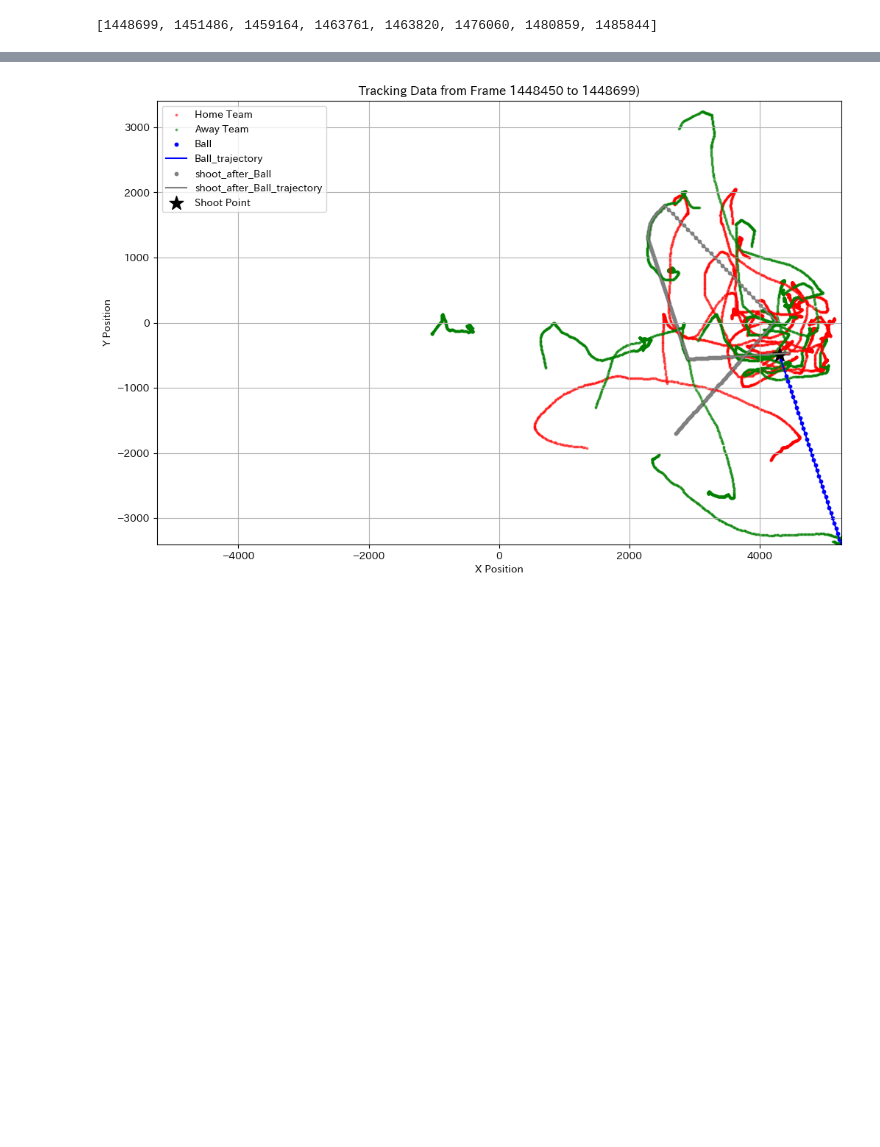
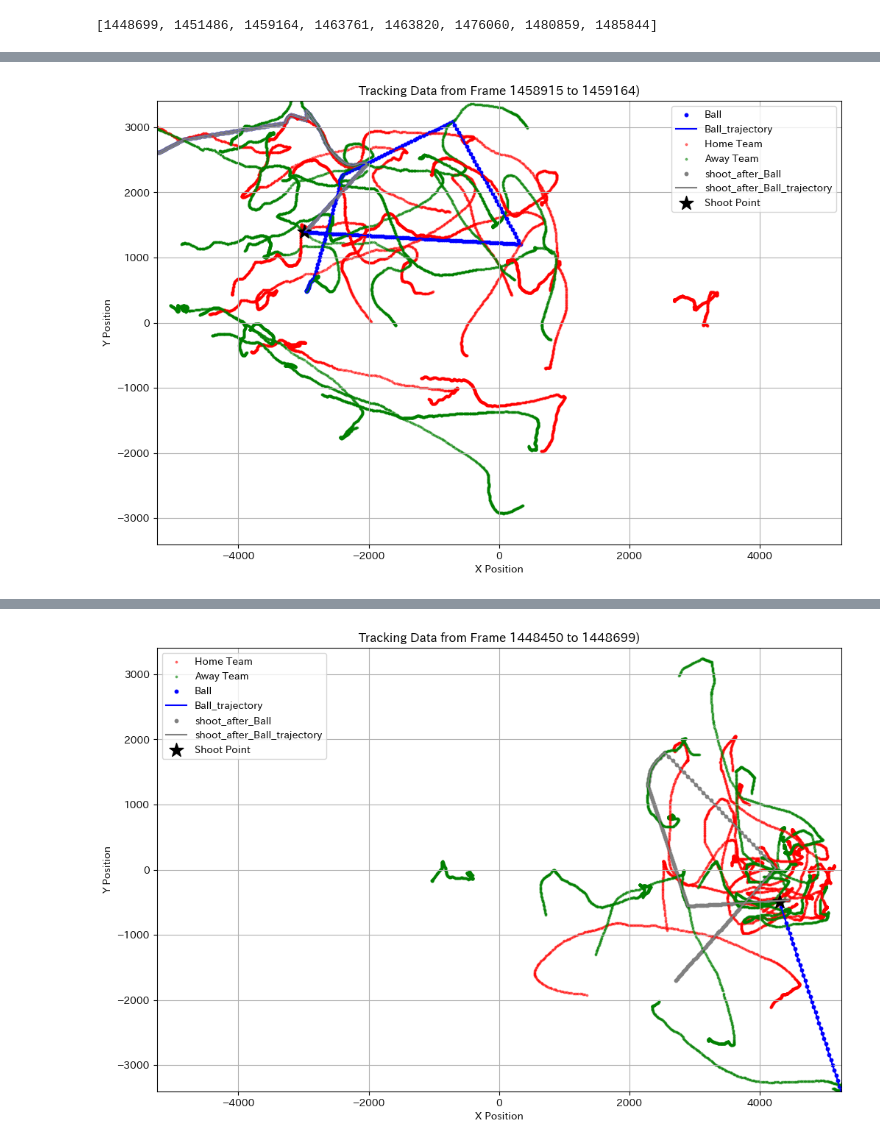
Before and after one commit to rakawanegan/pbl-ssc_with_gfootball, a Jupyter notebook: notebooks/input_analysis.ipynb, the cells around one changed output, grey strips where cells are left out. Drawn from its saved outputs; the diff is of its cells as text; code cells hidden in the pictures; blank space fills up the shorter version.

Commit message:
add compare data

```diff
--- a/notebooks/input_analysis.ipynb
+++ b/notebooks/input_analysis.ipynb
@@ -303,3 +303,88 @@ shoot_frames_df
 | 316 | 2023041506 | 43235685 | 1 | 136 | ヴィッセル神戸 | 900142 | 大迫 勇也 | 10.0 | 4 | 15 | シュート | ... |
 | 361 | 2023041506 | 47972022 | 1 | 136 | ヴィッセル神戸 | 900142 | 大迫 勇也 | 10.0 | 4 | 15 | シュート | ... |
 | 429 | 2023041506 | 56518249 | 1 | 136 | ヴィッセル神戸 | 1500573 | 初瀬 亮 | 19.0 | 2 | 15 | シュート | ... |
+# %%
+target_frame = 1459164
+fps = 25
+buf_time = 10  # 秒
+buf_frame = int(fps * buf_time)
+
+cmap = {0: "b", 1: "r", 2: "g"}  # Ball  # Home team  # Away team
+ha_dict = {0: "Ball", 1: "Home Team", 2: "Away Team"}
+
+fig, ax = plt.subplots(figsize=(12, 12))
+
+filtered_tracking_df = tracking_df[
+    (tracking_df["Frame"] > target_frame - buf_frame)
+    & (tracking_df["Frame"] < target_frame + buf_frame)
+]
+
+for ha, group_df in filtered_tracking_df.groupby("HA", sort=False):
+    color = cmap.get(ha, "k")
+    label = ha_dict.get(ha, f"Type {ha}")
+    alplha = 0.5 if ha != 0 else 1.0
+    if ha == 0:
+        ax.scatter(
+            group_df["X"], group_df["Y"], c=color, label=label, s=10, alpha=alplha
+        )
+        ax.plot(
+            group_df["X"],
+            group_df["Y"],
+            c=color,
+            label=f"{label}_trajectory",
+            linewidth=1.5,
+            alpha=alplha,
+        )
+    else:
+        ax.scatter(
+            group_df["X"], group_df["Y"], c=color, label=label, s=3, alpha=alplha
+        )
+
+filtered_tracking_df = tracking_df[
+    (tracking_df["Frame"] > target_frame)
+    & (tracking_df["Frame"] < target_frame + buf_frame)
+]
+
+for ha, group_df in filtered_tracking_df.groupby("HA", sort=False):
+    color = cmap.get(ha, "k")
+    label = ha_dict.get(ha, f"Type {ha}")
+    alplha = 0.5 if ha != 0 else 1.0
+    if ha == 0:
+        ax.scatter(
+            group_df["X"],
+            group_df["Y"],
+            c="gray",
+            label=f"shoot_after_{label}",
+            s=10,
+            alpha=alplha,
+        )
+        ax.plot(
+            group_df["X"],
+            group_df["Y"],
+            c="gray",
+            label=f"shoot_after_{label}_trajectory",
+            linewidth=1.5,
+            alpha=alplha,
+        )
+    else:
+        ax.scatter(group_df["X"], group_df["Y"], c=color, s=3, alpha=alplha)
+
+tracking_df[
+    (tracking_df["Frame"] == target_frame) & (tracking_df["No"] == 0)
+].plot.scatter(
+    x="X", y="Y", s=200, marker="*", color="k", ax=ax, label="Shoot Point"
+)
+
+plt.xlim(-5250.0, 5250.0)
+plt.ylim(-3400.0, 3400.0)
+plot_title_start_frame = (target_frame - buf_frame) + 1
+plot_title_end_frame = (target_frame + buf_frame) - 1
+plt.title(f"Tracking Data from Frame {plot_title_start_frame} to {target_frame})")
+plt.xlabel("X Position")
+plt.ylabel("Y Position")
+plt.grid(True)
+plt.gca().set_aspect("equal")  # 縦横比を同じにする
+plt.legend()
+plt.show()
+# %% [output]
+[figure, added]
```
Also changed, not shown: parts of 2 cells of this notebook, 6 other files.
